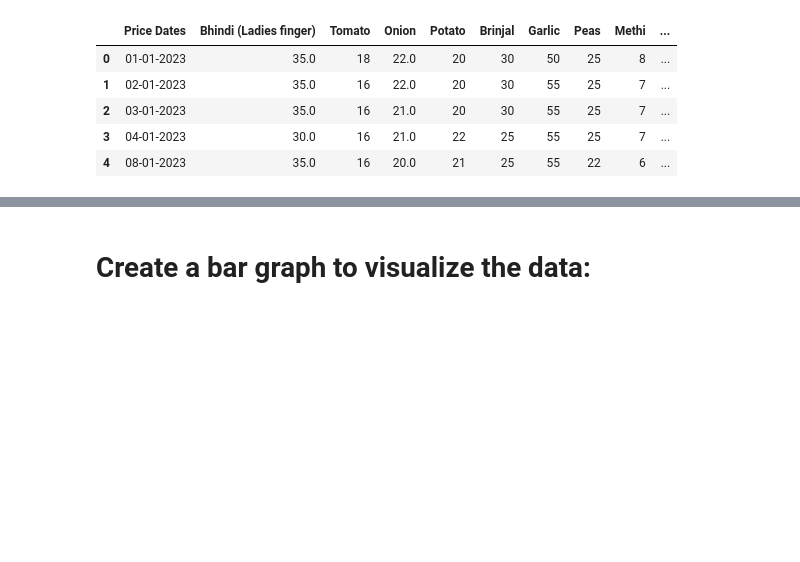
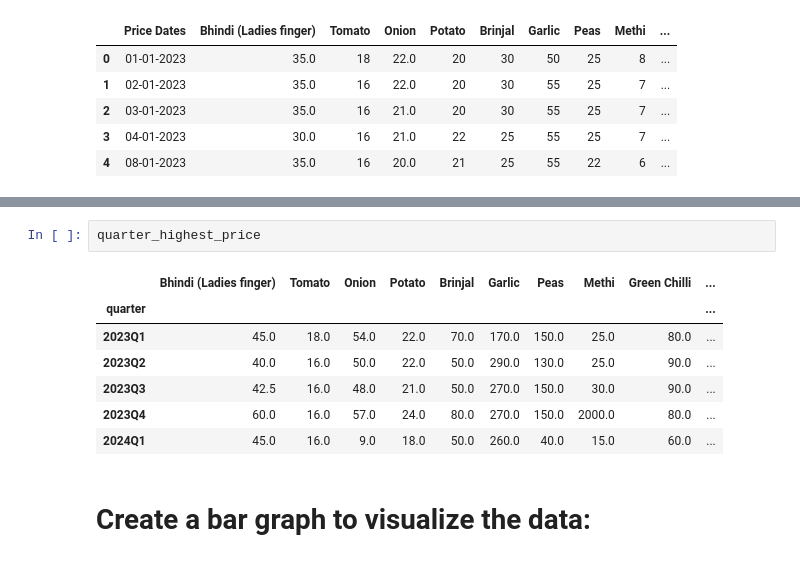
Before and after one commit to MT-Maverick/ExploreAI, a Jupyter notebook: vegetable_prices/notebook.ipynb, the cells around one changed output, grey strips where cells are left out. Saved outputs shown, nothing was run; the diff lists cells and outputs as text; blank space fills up the shorter version.

```diff
--- a/vegetable_prices/notebook.ipynb
+++ b/vegetable_prices/notebook.ipynb
@@ -108,3 +140,13 @@ df_melted = df_melted.reset_index(drop=True)
+# %%
+quarter_highest_price
+# %% [output]
+|  | Bhindi (Ladies finger) | Tomato | Onion | Potato | Brinjal | Garlic | Peas | Methi | Green Chilli | ... |
+| quarter |  |  |  |  |  |  |  |  |  | ... |
+| 2023Q1 | 45.0 | 18.0 | 54.0 | 22.0 | 70.0 | 170.0 | 150.0 | 25.0 | 80.0 | ... |
+| 2023Q2 | 40.0 | 16.0 | 50.0 | 22.0 | 50.0 | 290.0 | 130.0 | 25.0 | 90.0 | ... |
+| 2023Q3 | 42.5 | 16.0 | 48.0 | 21.0 | 50.0 | 270.0 | 150.0 | 30.0 | 90.0 | ... |
+| 2023Q4 | 60.0 | 16.0 | 57.0 | 24.0 | 80.0 | 270.0 | 150.0 | 2000.0 | 80.0 | ... |
+| 2024Q1 | 45.0 | 16.0 | 9.0 | 18.0 | 50.0 | 260.0 | 40.0 | 15.0 | 60.0 | ... |
 # %% [markdown]
 # Create a bar graph to visualize the data:
 # %%
```
Also changed, not shown: parts of 14 cells of this notebook.
